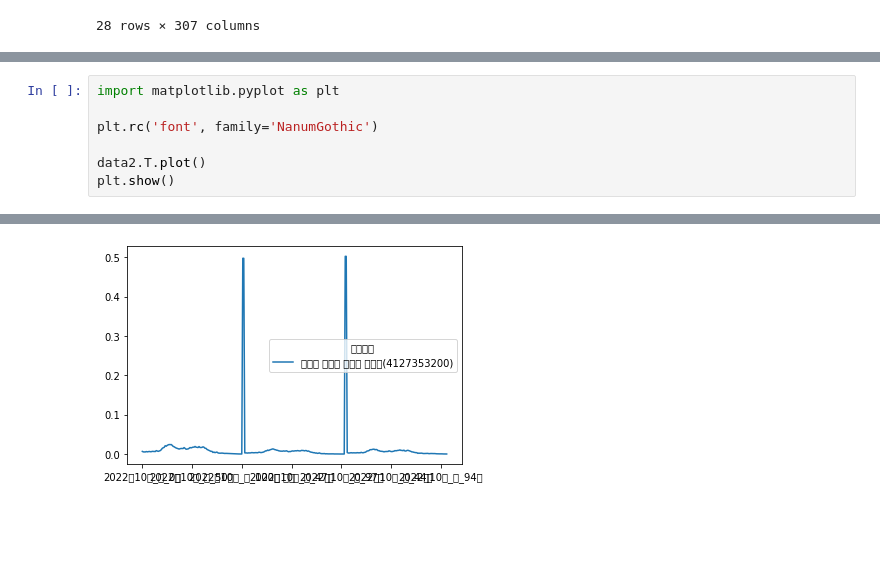
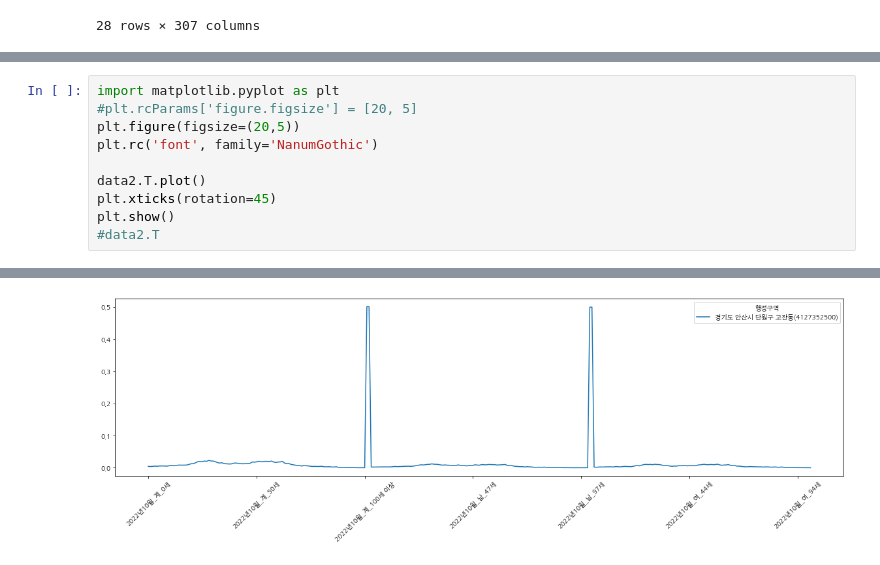
Before and after one commit to kig2929kig/colab, a Jupyter notebook: 안산시_인구분석.ipynb, the cells around one changed output, grey strips where cells are left out. Cells and saved outputs as stored; diff of their text form; blank space fills up the shorter version.

```diff
--- a/안산시_인구분석.ipynb
+++ b/안산시_인구분석.ipynb
@@ -69,9 +93,12 @@ data2
 1 rows × 307 columns
 # %%
 import matplotlib.pyplot as plt
-
+#plt.rcParams['figure.figsize'] = [20, 5]
+plt.figure(figsize=(20,5))
 plt.rc('font', family='NanumGothic')
 
 data2.T.plot()
+plt.xticks(rotation=45)
 plt.show()
+#data2.T
 # %% [output]
@@ -79 +106 @@ WARNING:matplotlib.font_manager:findfont: Font family ['NanumGothic'] not found.
-[figure, old version]
+[figure, new version]
```
Also changed, not shown: parts of 5 cells of this notebook.
